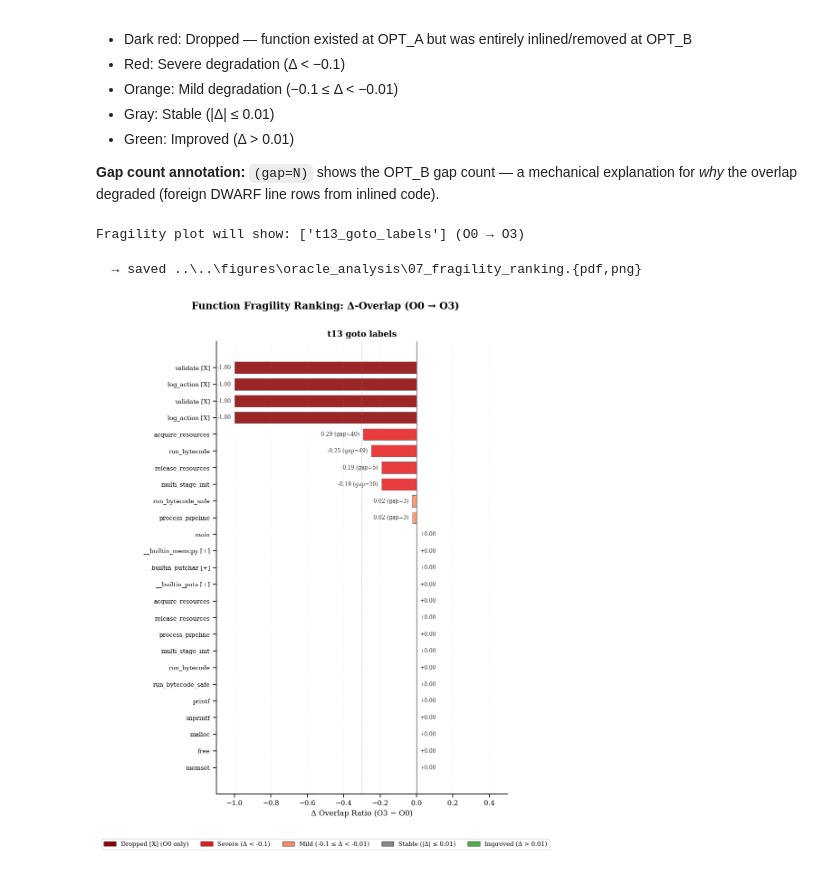
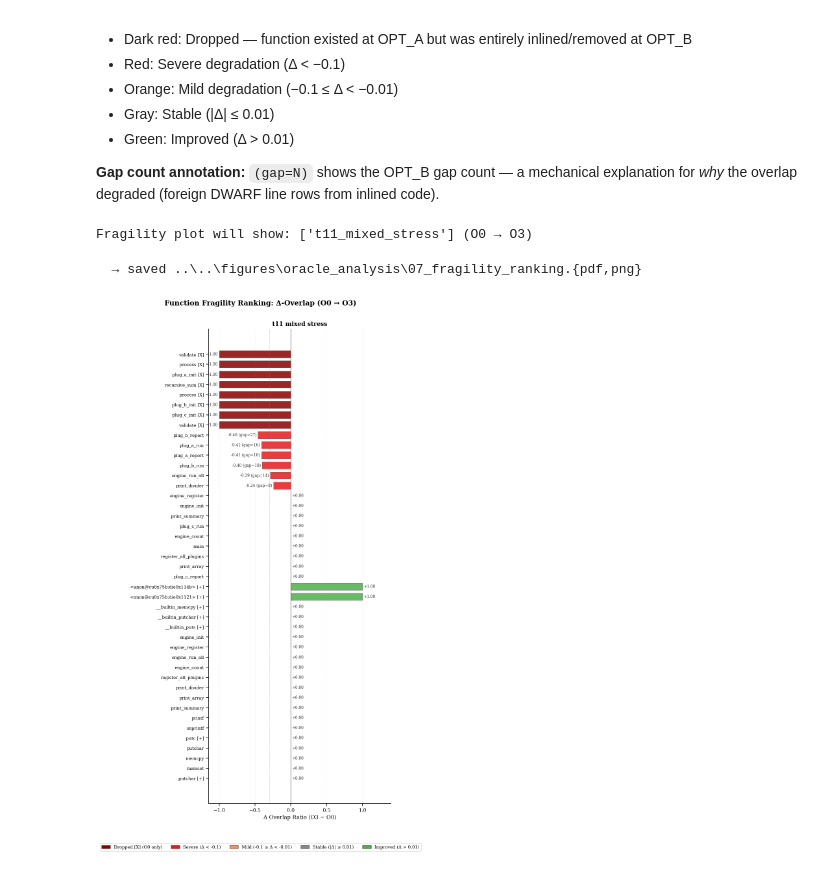
Before and after one commit to NicolasKol/reforge, a Jupyter notebook: data/results/transitions.ipynb, the cells around one changed output. Saved outputs shown, nothing was run; the diff lists cells and outputs as text; code cells hidden in the pictures.

Commit message:
LLM Experiments, data module additions and tweaks. Export metrics, used for analysis, notbooks to run experiments - work in progress.

```diff
--- a/data/results/transitions.ipynb
+++ b/data/results/transitions.ipynb
@@ -195,7 +195,7 @@ inlined code).
 
 # Select which test cases to display in the fragility ranking (max 2 for readability)
 # Options: None (auto-select first 2), or specify as list: ["simple_functions", "recursion"]
-SELECTED_FRAGILITY_TESTS = ["t13_goto_labels"]
+SELECTED_FRAGILITY_TESTS = ["t11_mixed_stress"] # t06_recursion_inline "t13_goto_labels" "t03_header_dominant" "t02_shared_header_macros" "t15_deep_nesting" "t11_mixed_stress"
 
 if SELECTED_FRAGILITY_TESTS is None:
     slope_tests = tests[:2] if len(tests) > 2 else tests
@@ -204,7 +204,7 @@ else:
 
 print(f"Fragility plot will show: {slope_tests} ({OPT_A} → {OPT_B})")
 # %% [output]
-Fragility plot will show: ['t13_goto_labels'] (O0 → O3)
+Fragility plot will show: ['t11_mixed_stress'] (O0 → O3)
 # %%
 ## ── Plot 2: Fragility Ranking (Δ-overlap) ────────────────────────────────────
 from matplotlib.patches import Patch
@@ -236,6 +236,11 @@ for idx, tc in enumerate(slope_tests):
     tc_data["plot_delta"] = tc_data["delta_overlap"]
     dropped_mask = tc_data["dropped"] & tc_data["delta_overlap"].isna()
     tc_data.loc[dropped_mask, "plot_delta"] = -tc_data.loc[dropped_mask, f"overlap_{OPT_A}"]
+
+    # For appeared functions (ABSENT at OPT_A, present at OPT_B),
+    # replace NaN delta with +overlap_{OPT_B} (symmetric with dropped)
+    appeared_mask = (tc_data[f"verdict_{OPT_A}"] == "ABSENT") & tc_data["delta_overlap"].isna()
+    tc_data.loc[appeared_mask, "plot_delta"] = tc_data.loc[appeared_mask, f"overlap_{OPT_B}"]
 
     tc_data = tc_data.sort_values("plot_delta", ascending=True)
 
@@ -287,32 +292,39 @@ for idx, tc in enumerate(slope_tests):
             label = f"{d:+.2f}"
         ax.text(d + offset, i, label, fontsize=7, va="center", ha=ha, color="0.2")
 
     ax.set_xlabel(f"Δ Overlap Ratio ({OPT_B} − {OPT_A})", fontsize=10)
-    ax.set_xlim(-1.1, 0.5)
+
+    # Dynamic x-limits: pad beyond data range for annotation text
+    dmin = tc_data["plot_delta"].min(skipna=True)
+    dmax = tc_data["plot_delta"].max(skipna=True)
+    dmin = dmin if pd.notna(dmin) else -1.0
+    dmax = dmax if pd.notna(dmax) else 0.0
+    ax.set_xlim(min(dmin, -0.1) - 0.15, max(dmax, 0.1) + 0.4)
+
     ax.set_title(tc.replace("_", " "), fontsize=11, fontweight="bold")
     ax.invert_yaxis()
     ax.grid(axis='x', alpha=0.3, linestyle=':', linewidth=0.5)
 
 for j in range(n_facets, len(axes_flat)):
     axes_flat[j].set_visible(False)
 
 legend_elements = [
     Patch(facecolor="#8B0000", edgecolor="0.3", label=f"Dropped [X] ({OPT_A} only)"),
     Patch(facecolor="#e41a1c", edgecolor="0.3", label="Severe (Δ < -0.1)"),
     Patch(facecolor="#fc8d62", edgecolor="0.3", label="Mild (-0.1 ≤ Δ < -0.01)"),
     Patch(facecolor="#888888", edgecolor="0.3", label="Stable (|Δ| ≤ 0.01)"),
     Patch(facecolor="#4daf4a", edgecolor="0.3", label="Improved (Δ > 0.01)"),
 ]
 fig.legend(handles=legend_elements, loc="lower center", bbox_to_anchor=(0.5, -0.02),
            fontsize=8, frameon=True, facecolor="white", edgecolor="0.8", ncol=5)
 
 plt.suptitle(
     f"Function Fragility Ranking: Δ-Overlap ({OPT_A} → {OPT_B})",
     y=0.995, fontsize=13, fontweight="bold",
 )
 plt.tight_layout(rect=[0, 0.03, 1, 0.99])  # type: ignore
 save_fig("07_fragility_ranking")
 plt.show()
 # %% [output]
   → saved ..\..\figures\oracle_analysis\07_fragility_ranking.{pdf,png}
-[figure, old version]
+[figure, new version]
```
Also changed, not shown: 35 other files.
